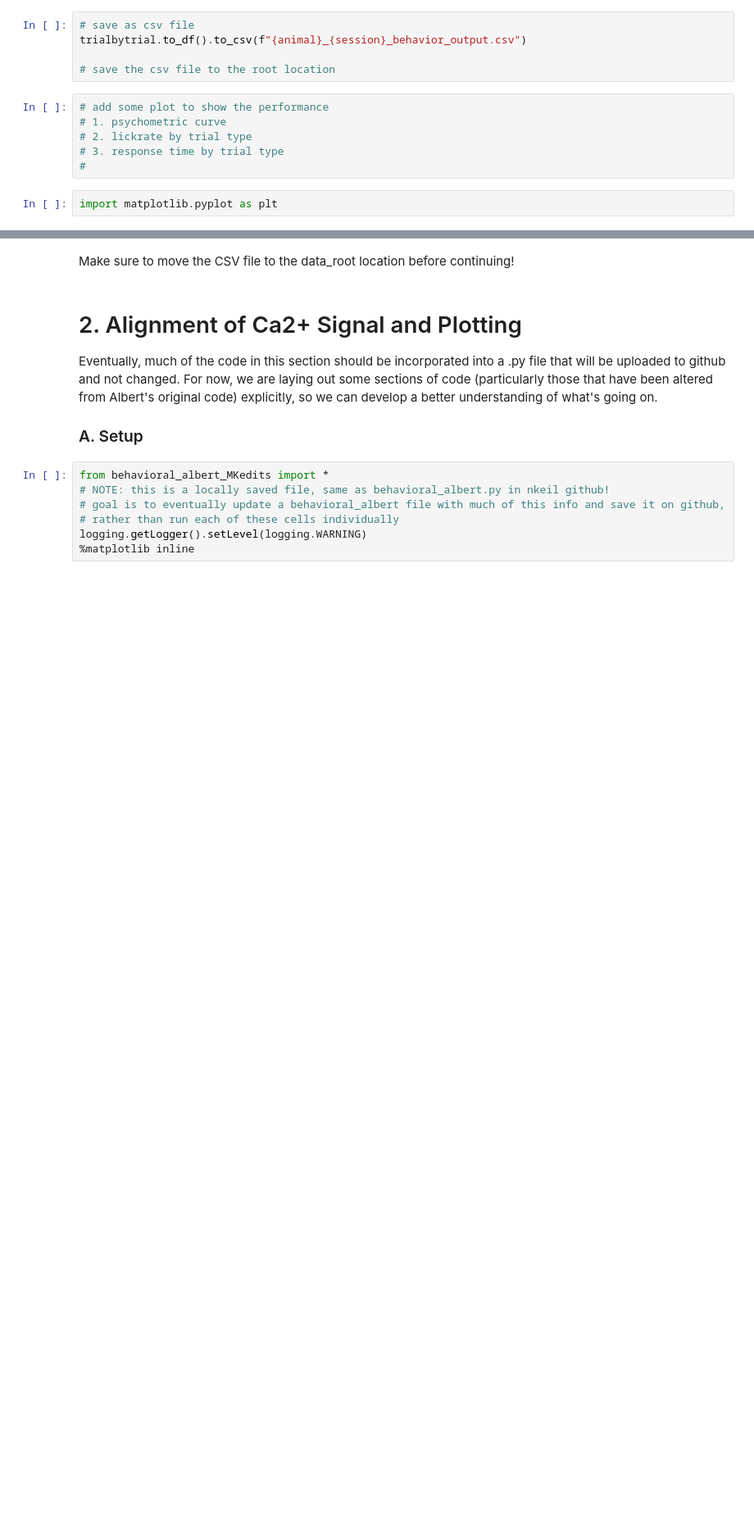
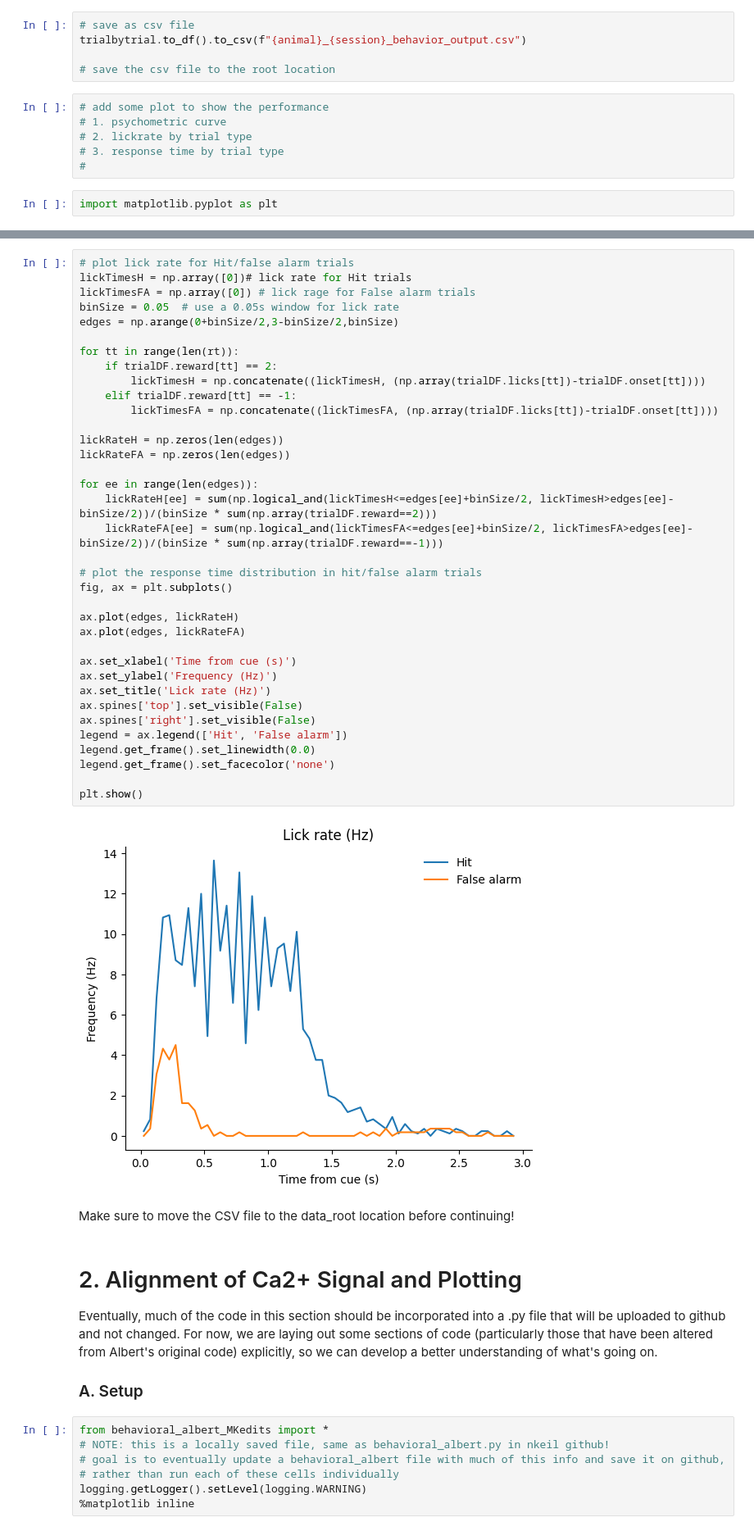
Before and after one commit to sumwor/madeline_go_nogo, a Jupyter notebook: FullCa2Pipeline_1Session.ipynb, the cells around one changed output, grey strips where cells are left out. Shown: that part at 82% size. Drawn from its saved outputs; the diff is of its cells as text; blank space fills up the shorter version.

```diff
--- a/FullCa2Pipeline_1Session.ipynb
+++ b/FullCa2Pipeline_1Session.ipynb
@@ -131,3 +155,41 @@ plt.show()
+# %%
+# plot lick rate for Hit/false alarm trials
+lickTimesH = np.array([0])# lick rate for Hit trials
+lickTimesFA = np.array([0]) # lick rage for False alarm trials
+binSize = 0.05  # use a 0.05s window for lick rate
+edges = np.arange(0+binSize/2,3-binSize/2,binSize)
+
+for tt in range(len(rt)):
+    if trialDF.reward[tt] == 2:
+        lickTimesH = np.concatenate((lickTimesH, (np.array(trialDF.licks[tt])-trialDF.onset[tt])))
+    elif trialDF.reward[tt] == -1:
+        lickTimesFA = np.concatenate((lickTimesFA, (np.array(trialDF.licks[tt])-trialDF.onset[tt])))
+
+lickRateH = np.zeros(len(edges))
+lickRateFA = np.zeros(len(edges))
+
+for ee in range(len(edges)):
+    lickRateH[ee] = sum(np.logical_and(lickTimesH<=edges[ee]+binSize/2, lickTimesH>edges[ee]-binSize/2))/(binSize * sum(np.array(trialDF.reward==2)))
+    lickRateFA[ee] = sum(np.logical_and(lickTimesFA<=edges[ee]+binSize/2, lickTimesFA>edges[ee]-binSize/2))/(binSize * sum(np.array(trialDF.reward==-1)))
+
+# plot the response time distribution in hit/false alarm trials
+fig, ax = plt.subplots()
+
+ax.plot(edges, lickRateH)
+ax.plot(edges, lickRateFA)
+
+ax.set_xlabel('Time from cue (s)')
+ax.set_ylabel('Frequency (Hz)')
+ax.set_title('Lick rate (Hz)')
+ax.spines['top'].set_visible(False)
+ax.spines['right'].set_visible(False)
+legend = ax.legend(['Hit', 'False alarm'])
+legend.get_frame().set_linewidth(0.0)
+legend.get_frame().set_facecolor('none')
+
+plt.show()
+# %% [output]
+[figure, added]
 # %% [markdown]
 Make sure to move the CSV file to the data_root location before continuing!
 # %% [markdown]
```
Also changed, not shown: parts of 5 cells of this notebook, 3 other files.
